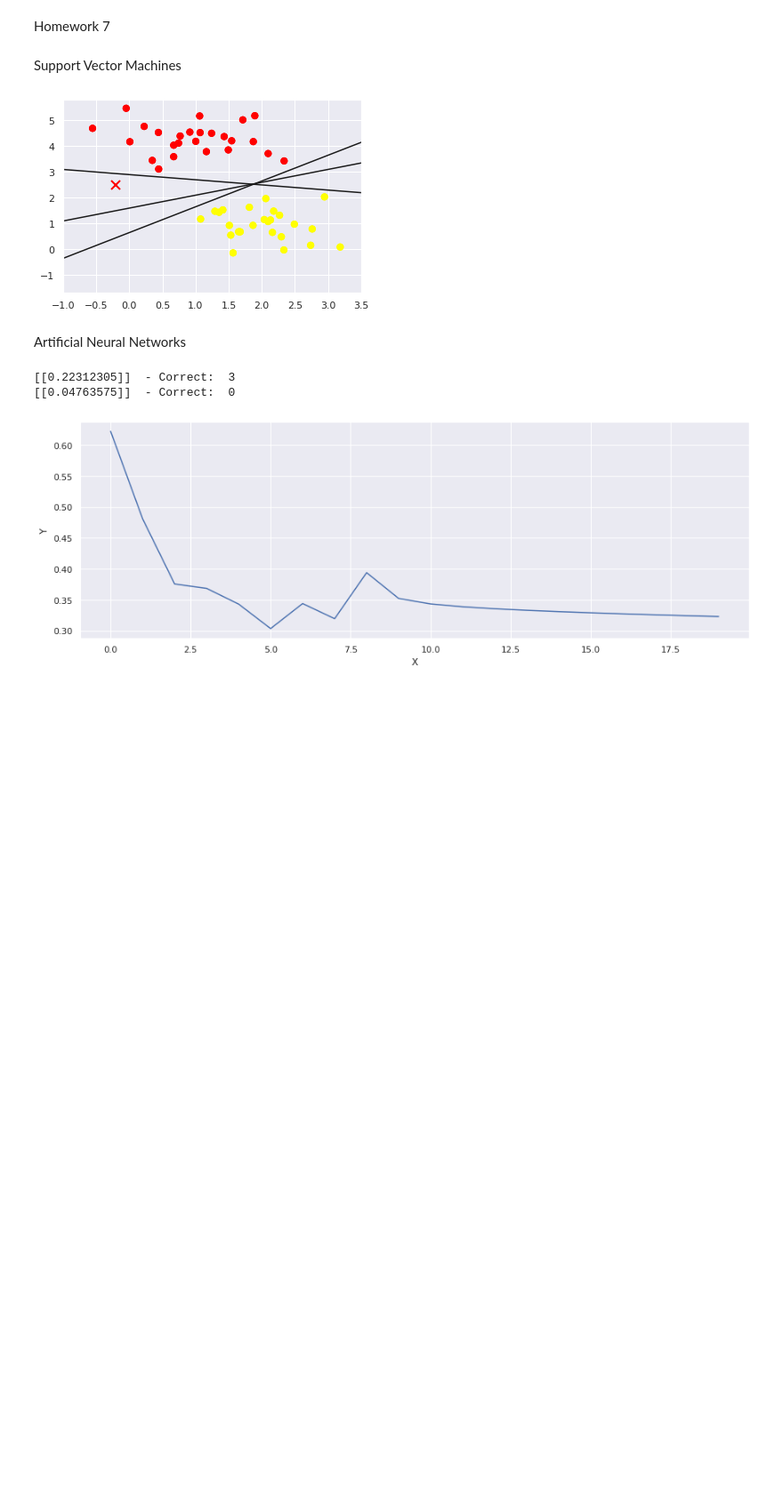
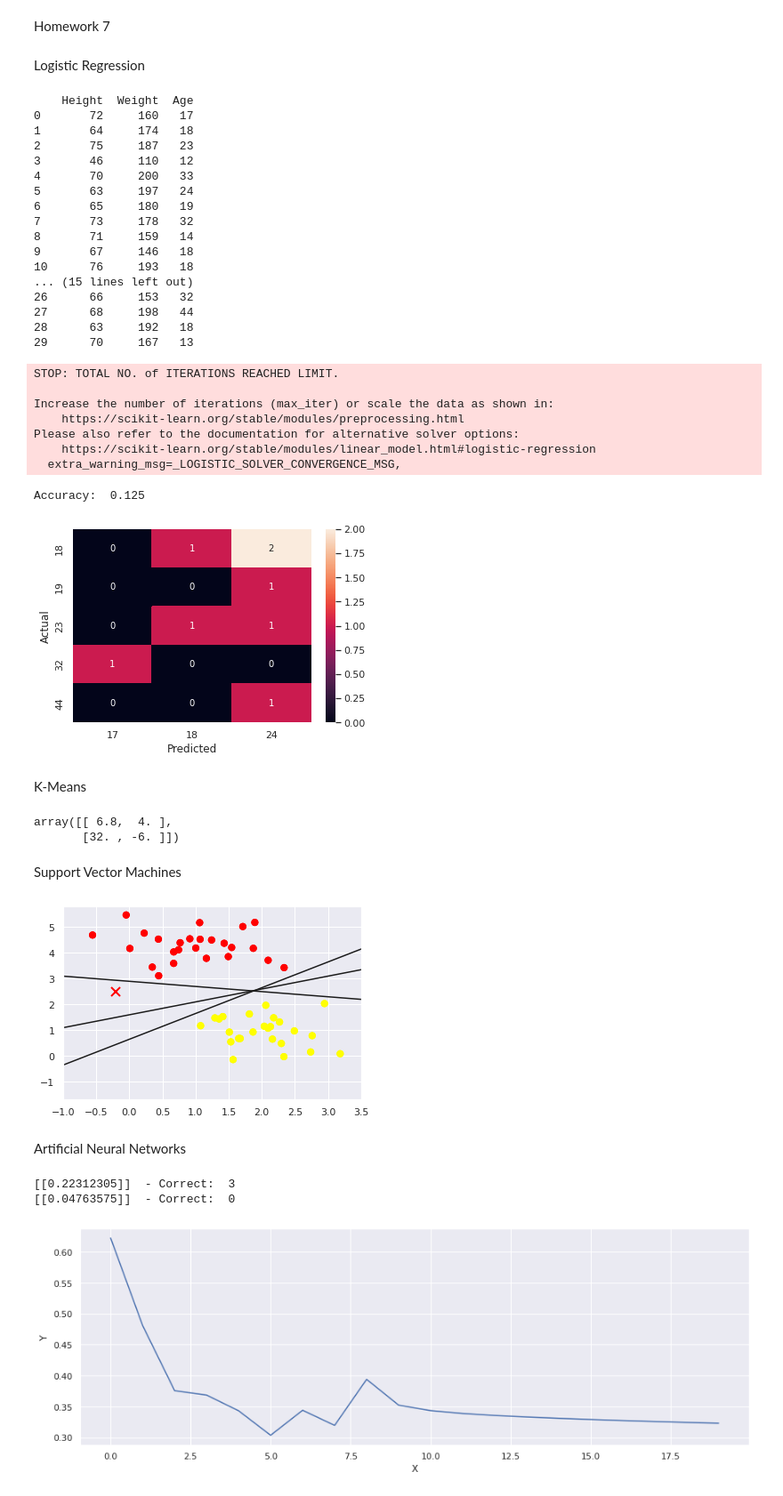
Before and after one commit to wlachape/MAT-421, a Jupyter notebook: Homework_7.ipynb, the cells around one changed output. Shown: that part at 89% size. Saved outputs shown, nothing was run; the diff lists cells and outputs as text; code cells hidden in the pictures; blank space fills up the shorter version.

```diff
--- a/Homework_7.ipynb
+++ b/Homework_7.ipynb
@@ -2,6 +2,73 @@
 <a href="https://colab.research.google.com/github/wlachape/MAT-421/blob/main/Homework_7.ipynb" target="_parent"><img src="https://colab.research.google.com/assets/colab-badge.svg" alt="Open In Colab"/></a>
 # %% [markdown]
 Homework 7
+# %% [markdown]
+Logistic Regression
+# %%
+import pandas as pd
+from sklearn.model_selection import train_test_split
+from sklearn.linear_model import LogisticRegression
+from sklearn import metrics
+import seaborn as sn
+import matplotlib.pyplot as plt
+dataset = ('/Data.xlsx')
+candidates = {'Height': [72,64,75,46,70,63,65,73,71,67,76,63,65,64,63,63,69,49,78,71,73,65,70,69,69,65,66,68,63,70],
+              'Weight': [160,174,187,110,200,197,180,178,159,146,193,186,201,199,163,210,176,117,230,235,210,193,189,185,194,167,153,198,192,167],
+              'Age': [17,18,23,12,33,24,19,32,14,18,18,19,21,23,28,35,24,12,44,24,26,28,23,22,18,17,32,44,18,13]
+              }
+
+df = pd.DataFrame(candidates,columns= ['Height', 'Weight','Age'])
+print (df)
+X = df[['Height', 'Weight']]
+y = df['Age']
+X_train,X_test,y_train,y_test = train_test_split(X,y,test_size=0.25,random_state=0)
+logistic_regression= LogisticRegression()
+logistic_regression.fit(X_train,y_train)
+y_pred=logistic_regression.predict(X_test)
+confusion_matrix = pd.crosstab(y_test, y_pred, rownames=['Actual'], colnames=['Predicted'])
+sn.heatmap(confusion_matrix, annot=True)
+print('Accuracy: ',metrics.accuracy_score(y_test, y_pred))
+plt.show()
+# %% [output]
+    Height  Weight  Age
+0       72     160   17
+1       64     174   18
+2       75     187   23
+3       46     110   12
+4       70     200   33
+5       63     197   24
+6       65     180   19
+7       73     178   32
+8       71     159   14
+9       67     146   18
+10      76     193   18
+... (15 lines left out)
+26      66     153   32
+27      68     198   44
+28      63     192   18
+29      70     167   13
+STOP: TOTAL NO. of ITERATIONS REACHED LIMIT.
+
+Increase the number of iterations (max_iter) or scale the data as shown in:
+    https://scikit-learn.org/stable/modules/preprocessing.html
+Please also refer to the documentation for alternative solver options:
+    https://scikit-learn.org/stable/modules/linear_model.html#logistic-regression
+  extra_warning_msg=_LOGISTIC_SOLVER_CONVERGENCE_MSG,
+Accuracy:  0.125
+[figure, added]
+# %% [markdown]
+K-Means
+# %%
+from sklearn.cluster import KMeans
+import numpy as np
+X = np.array([[4, 17], [6, 4], [1, -4],[11, 1], [12, 2], [32, -6]])
+kmeans = KMeans(n_clusters=2, random_state=0).fit(X)
+kmeans.labels_
+kmeans.predict([[0, 0], [12, 3]])
+kmeans.cluster_centers_
+# %% [output]
+array([[ 6.8,  4. ],
+       [32. , -6. ]])
 # %% [markdown]
 Support Vector Machines
 # %%
```
